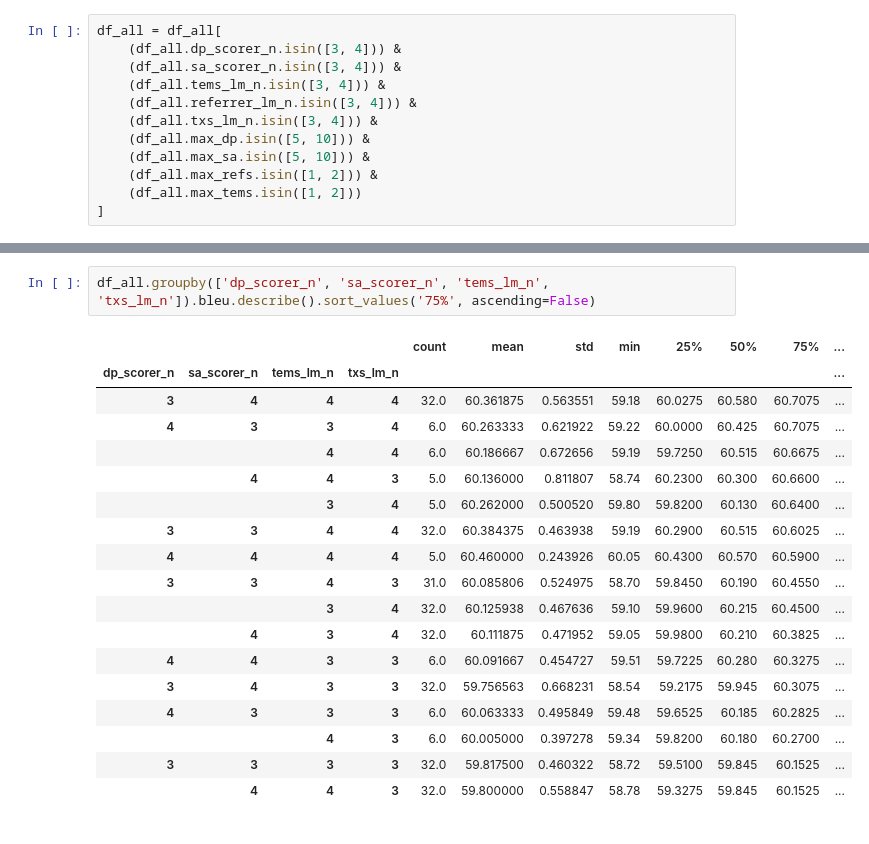
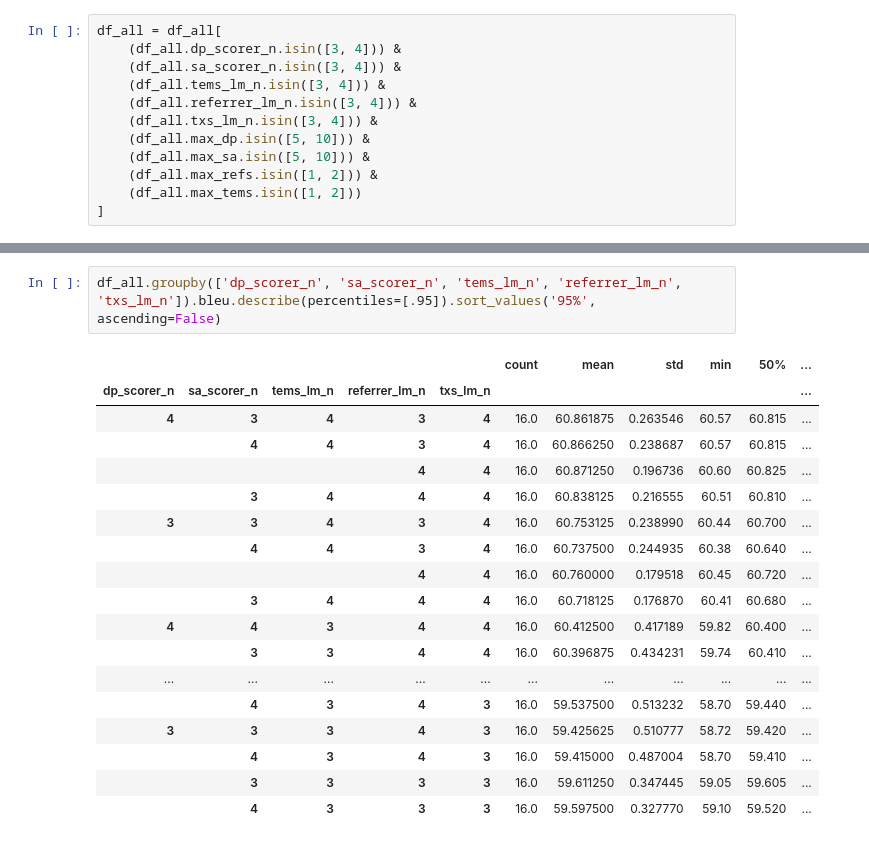
Before and after one commit to abevieiramota/masters, a Jupyter notebook: notebook/00 - Automatic evaluation - DEV.ipynb, the cells around one changed output, grey strips where cells are left out. Cells and saved outputs as stored; diff of their text form.

```diff
--- a/notebook/00 - Automatic evaluation - DEV.ipynb
+++ b/notebook/00 - Automatic evaluation - DEV.ipynb
@@ -52,24 +52,24 @@ df_all.groupby(['max_dp', 'max_sa', 'max_tems', 'max_refs']).bleu.describe().sor
 # %%
-df_all.groupby(['dp_scorer_n', 'sa_scorer_n', 'tems_lm_n', 'txs_lm_n']).bleu.describe().sort_values('75%', ascending=False)
+df_all.groupby(['dp_scorer_n', 'sa_scorer_n', 'tems_lm_n', 'referrer_lm_n', 'txs_lm_n']).bleu.describe(percentiles=[.95]).sort_values('95%', ascending=False)
 # %% [output]
-|  |  |  |  | count | mean | std | min | 25% | 50% | 75% | ... |
-| dp_scorer_n | sa_scorer_n | tems_lm_n | txs_lm_n |  |  |  |  |  |  |  | ... |
-| 3 | 4 | 4 | 4 | 32.0 | 60.361875 | 0.563551 | 59.18 | 60.0275 | 60.580 | 60.7075 | ... |
-| 4 | 3 | 3 | 4 | 6.0 | 60.263333 | 0.621922 | 59.22 | 60.0000 | 60.425 | 60.7075 | ... |
-|  |  | 4 | 4 | 6.0 | 60.186667 | 0.672656 | 59.19 | 59.7250 | 60.515 | 60.6675 | ... |
-|  | 4 | 4 | 3 | 5.0 | 60.136000 | 0.811807 | 58.74 | 60.2300 | 60.300 | 60.6600 | ... |
-|  |  | 3 | 4 | 5.0 | 60.262000 | 0.500520 | 59.80 | 59.8200 | 60.130 | 60.6400 | ... |
-| 3 | 3 | 4 | 4 | 32.0 | 60.384375 | 0.463938 | 59.19 | 60.2900 | 60.515 | 60.6025 | ... |
-| 4 | 4 | 4 | 4 | 5.0 | 60.460000 | 0.243926 | 60.05 | 60.4300 | 60.570 | 60.5900 | ... |
-| 3 | 3 | 4 | 3 | 31.0 | 60.085806 | 0.524975 | 58.70 | 59.8450 | 60.190 | 60.4550 | ... |
-|  |  | 3 | 4 | 32.0 | 60.125938 | 0.467636 | 59.10 | 59.9600 | 60.215 | 60.4500 | ... |
-|  | 4 | 3 | 4 | 32.0 | 60.111875 | 0.471952 | 59.05 | 59.9800 | 60.210 | 60.3825 | ... |
-| 4 | 4 | 3 | 3 | 6.0 | 60.091667 | 0.454727 | 59.51 | 59.7225 | 60.280 | 60.3275 | ... |
-| 3 | 4 | 3 | 3 | 32.0 | 59.756563 | 0.668231 | 58.54 | 59.2175 | 59.945 | 60.3075 | ... |
-| 4 | 3 | 3 | 3 | 6.0 | 60.063333 | 0.495849 | 59.48 | 59.6525 | 60.185 | 60.2825 | ... |
-|  |  | 4 | 3 | 6.0 | 60.005000 | 0.397278 | 59.34 | 59.8200 | 60.180 | 60.2700 | ... |
-| 3 | 3 | 3 | 3 | 32.0 | 59.817500 | 0.460322 | 58.72 | 59.5100 | 59.845 | 60.1525 | ... |
-|  | 4 | 4 | 3 | 32.0 | 59.800000 | 0.558847 | 58.78 | 59.3275 | 59.845 | 60.1525 | ... |
+|  |  |  |  |  | count | mean | std | min | 50% | ... |
+| dp_scorer_n | sa_scorer_n | tems_lm_n | referrer_lm_n | txs_lm_n |  |  |  |  |  | ... |
+| 4 | 3 | 4 | 3 | 4 | 16.0 | 60.861875 | 0.263546 | 60.57 | 60.815 | ... |
+|  | 4 | 4 | 3 | 4 | 16.0 | 60.866250 | 0.238687 | 60.57 | 60.815 | ... |
+|  |  |  | 4 | 4 | 16.0 | 60.871250 | 0.196736 | 60.60 | 60.825 | ... |
+|  | 3 | 4 | 4 | 4 | 16.0 | 60.838125 | 0.216555 | 60.51 | 60.810 | ... |
+| 3 | 3 | 4 | 3 | 4 | 16.0 | 60.753125 | 0.238990 | 60.44 | 60.700 | ... |
+|  | 4 | 4 | 3 | 4 | 16.0 | 60.737500 | 0.244935 | 60.38 | 60.640 | ... |
+|  |  |  | 4 | 4 | 16.0 | 60.760000 | 0.179518 | 60.45 | 60.720 | ... |
+|  | 3 | 4 | 4 | 4 | 16.0 | 60.718125 | 0.176870 | 60.41 | 60.680 | ... |
+| 4 | 4 | 3 | 4 | 4 | 16.0 | 60.412500 | 0.417189 | 59.82 | 60.400 | ... |
+|  | 3 | 3 | 4 | 4 | 16.0 | 60.396875 | 0.434231 | 59.74 | 60.410 | ... |
+| ... | ... | ... | ... | ... | ... | ... | ... | ... | ... | ... |
+|  | 4 | 3 | 4 | 3 | 16.0 | 59.537500 | 0.513232 | 58.70 | 59.440 | ... |
+| 3 | 3 | 3 | 4 | 3 | 16.0 | 59.425625 | 0.510777 | 58.72 | 59.420 | ... |
+|  | 4 | 3 | 4 | 3 | 16.0 | 59.415000 | 0.487004 | 58.70 | 59.410 | ... |
+|  | 3 | 3 | 3 | 3 | 16.0 | 59.611250 | 0.347445 | 59.05 | 59.605 | ... |
+|  | 4 | 3 | 3 | 3 | 16.0 | 59.597500 | 0.327770 | 59.10 | 59.520 | ... |
 # %%
 df_all.plot(kind='scatter', y='bleu', x='elapsed_time', figsize=(12, 8))
 # %% [output]
```
Also changed, not shown: parts of 4 cells of this notebook, 1 other file.
